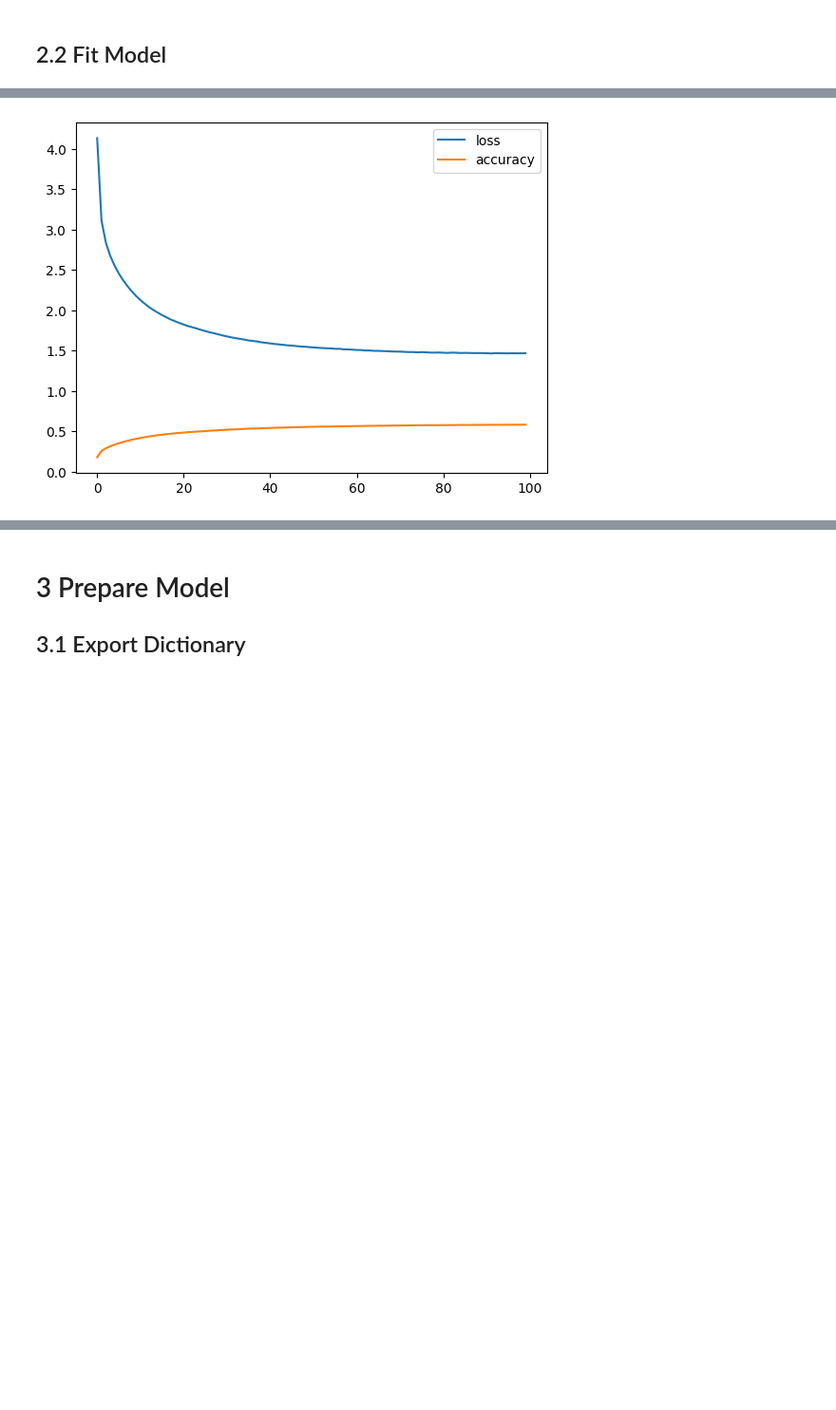
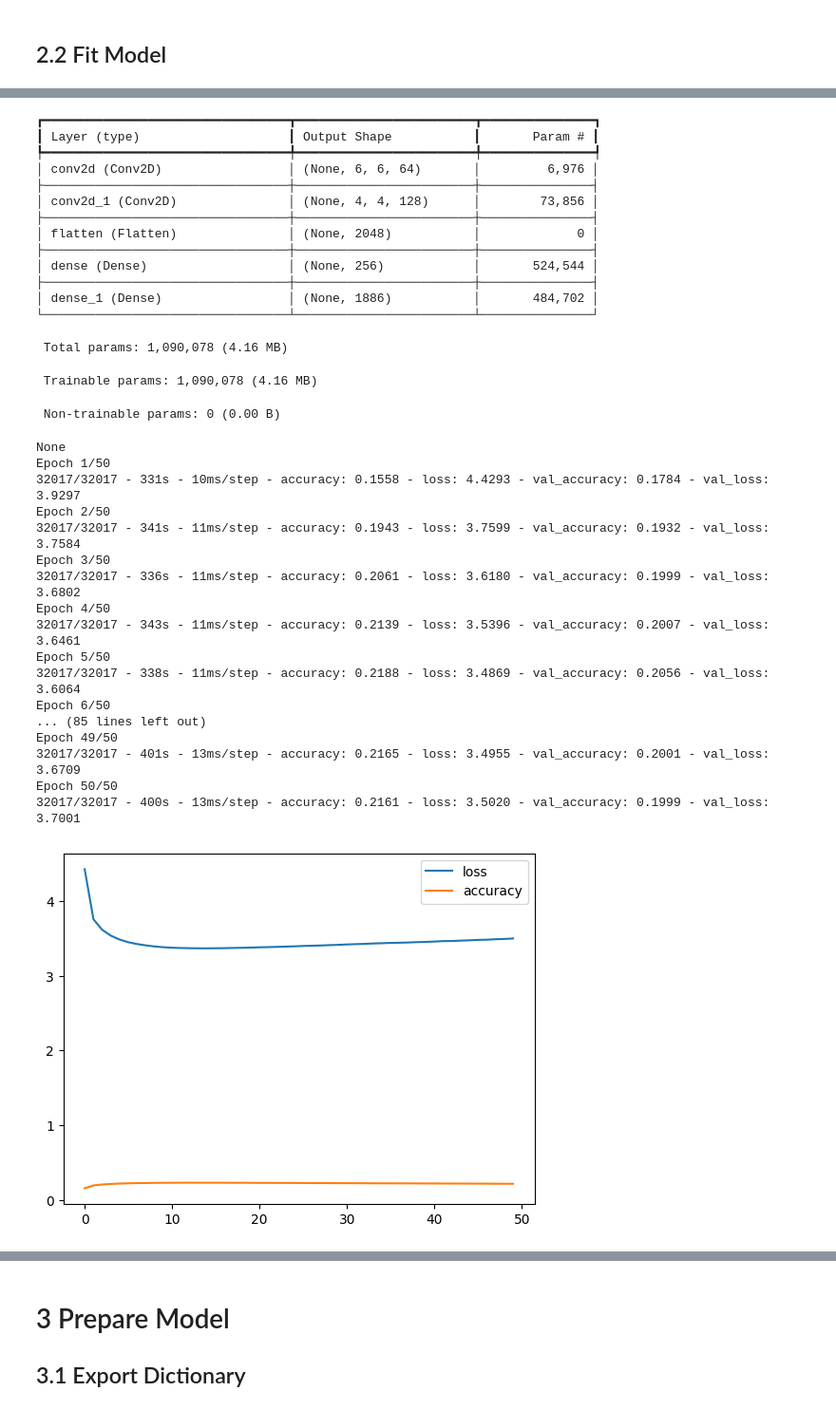
Before and after one commit to alexru26/chess-ai, a Jupyter notebook: src/train.ipynb, the cells around one changed output, grey strips where cells are left out. Shown at 95% size. Cells and saved outputs as stored; diff of their text form; code cells hidden in the pictures; blank space fills up the shorter version.

```diff
--- a/src/train.ipynb
+++ b/src/train.ipynb
@@ -162,27 +176,17 @@ def create_model():
 # %%
 model = create_model()
 
-# model = models.load_model('../models/ai.keras')
-
-early_stopping = callbacks.EarlyStopping(
-    monitor='loss',
-    min_delta=0.001,  # minimium amount of change to count as an improvement
-    patience=20,  # how many epochs to wait before stopping
-    restore_best_weights=True,
-)
-
+# fit and train model
 history = model.fit(
     X_train, y_train,
     batch_size=64,
-    epochs=100,
-    callbacks=[
-        early_stopping,
-    ],
-    verbose=1,
+    epochs=50,
+    validation_split=0.1,
+    verbose=2,
 )
 
 history_df = pd.DataFrame(history.history)
-history_df.loc[:, ['loss', 'accuracy']].plot()
+history_df.loc[:, ['loss', 'accuracy']].plot() # plot loss and accuracy
 
-model.save('../models/ai.keras')
+model.save('../models/ai.keras') # save model
 # %% [output]
@@ -192 +194,34 @@ Epoch 100/100
+┏━━━━━━━━━━━━━━━━━━━━━━━━━━━━━━━━━┳━━━━━━━━━━━━━━━━━━━━━━━━┳━━━━━━━━━━━━━━━┓
+┃ Layer (type)                    ┃ Output Shape           ┃       Param # ┃
+┡━━━━━━━━━━━━━━━━━━━━━━━━━━━━━━━━━╇━━━━━━━━━━━━━━━━━━━━━━━━╇━━━━━━━━━━━━━━━┩
+│ conv2d (Conv2D)                 │ (None, 6, 6, 64)       │         6,976 │
+├─────────────────────────────────┼────────────────────────┼───────────────┤
+│ conv2d_1 (Conv2D)               │ (None, 4, 4, 128)      │        73,856 │
+├─────────────────────────────────┼────────────────────────┼───────────────┤
+│ flatten (Flatten)               │ (None, 2048)           │             0 │
+├─────────────────────────────────┼────────────────────────┼───────────────┤
+│ dense (Dense)                   │ (None, 256)            │       524,544 │
+├─────────────────────────────────┼────────────────────────┼───────────────┤
+│ dense_1 (Dense)                 │ (None, 1886)           │       484,702 │
+└─────────────────────────────────┴────────────────────────┴───────────────┘
+ Total params: 1,090,078 (4.16 MB)
+ Trainable params: 1,090,078 (4.16 MB)
+ Non-trainable params: 0 (0.00 B)
+None
+Epoch 1/50
+32017/32017 - 331s - 10ms/step - accuracy: 0.1558 - loss: 4.4293 - val_accuracy: 0.1784 - val_loss: 3.9297
+Epoch 2/50
+32017/32017 - 341s - 11ms/step - accuracy: 0.1943 - loss: 3.7599 - val_accuracy: 0.1932 - val_loss: 3.7584
+Epoch 3/50
+32017/32017 - 336s - 11ms/step - accuracy: 0.2061 - loss: 3.6180 - val_accuracy: 0.1999 - val_loss: 3.6802
+Epoch 4/50
+32017/32017 - 343s - 11ms/step - accuracy: 0.2139 - loss: 3.5396 - val_accuracy: 0.2007 - val_loss: 3.6461
+Epoch 5/50
+32017/32017 - 338s - 11ms/step - accuracy: 0.2188 - loss: 3.4869 - val_accuracy: 0.2056 - val_loss: 3.6064
+Epoch 6/50
+... (85 lines left out)
+Epoch 49/50
+32017/32017 - 401s - 13ms/step - accuracy: 0.2165 - loss: 3.4955 - val_accuracy: 0.2001 - val_loss: 3.6709
+Epoch 50/50
+32017/32017 - 400s - 13ms/step - accuracy: 0.2161 - loss: 3.5020 - val_accuracy: 0.1999 - val_loss: 3.7001
-[figure, old version]
+[figure, new version]
```
Also changed, not shown: parts of 11 cells of this notebook, 14 other files.
